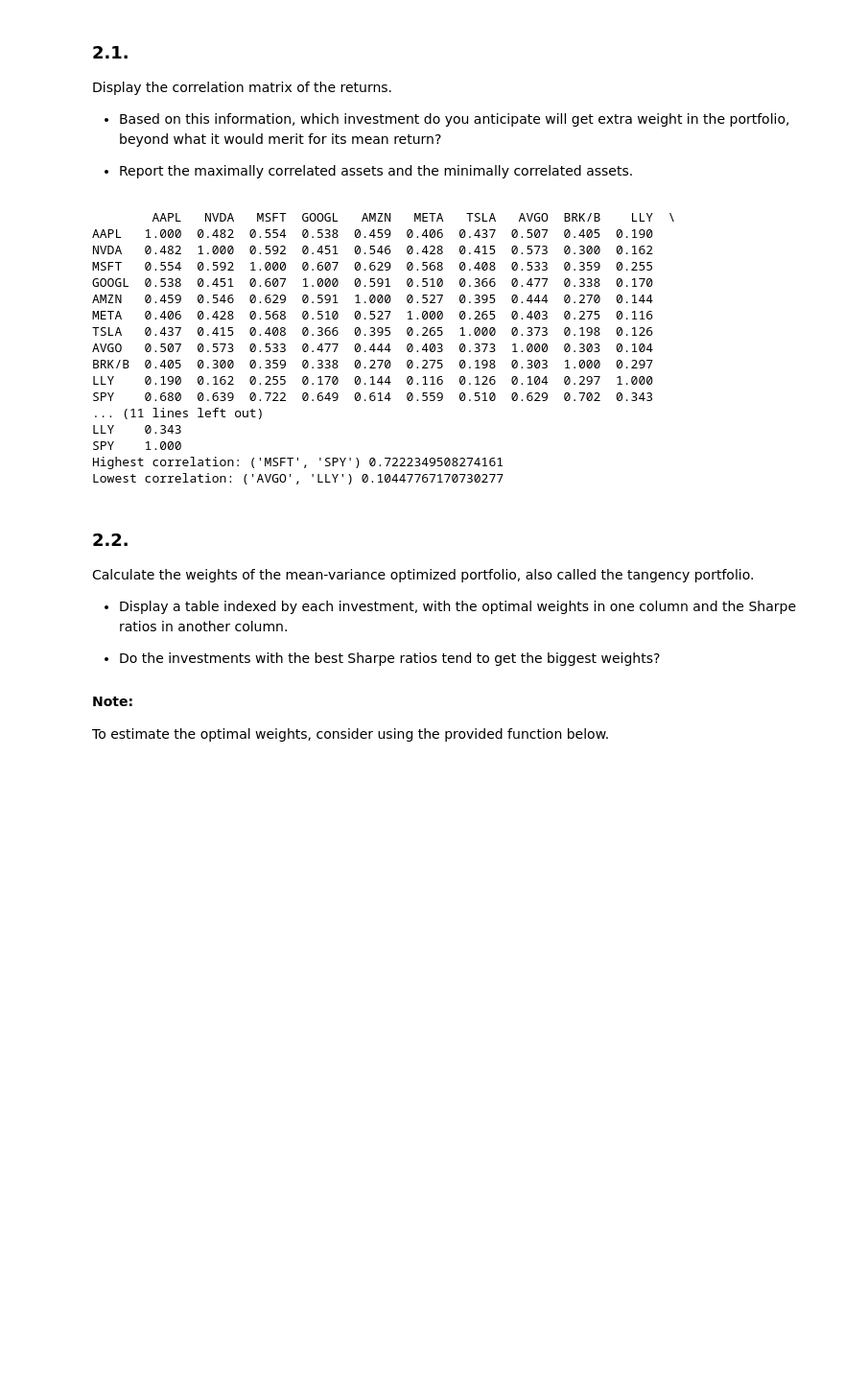
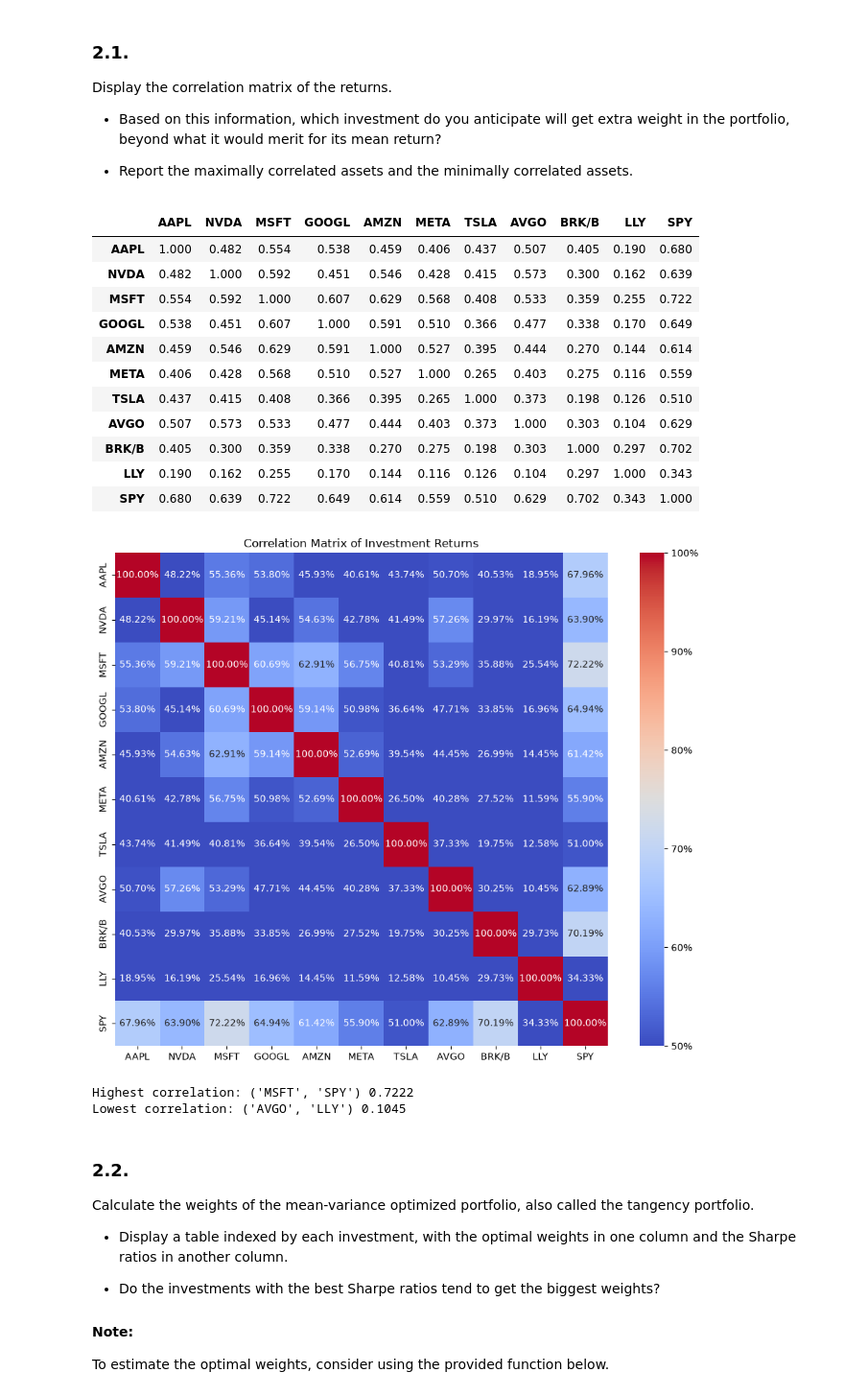
Before and after one commit to forddendorf/finm36700_group1A, a Jupyter notebook: Portfolio_hw2.ipynb, the cells around one changed output. Shown at 96% size. Cells and saved outputs as stored; diff of their text form; code cells hidden in the pictures; blank space fills up the shorter version.

```diff
--- a/Portfolio_hw2.ipynb
+++ b/Portfolio_hw2.ipynb
@@ -525,31 +540,46 @@ Display the correlation matrix of the returns.
 * Report the maximally correlated assets and the minimally correlated assets.
 # %%
 corr_matrix2 = rets.corr()
-print(corr_matrix2.round(3))
+display(corr_matrix2.round(3))
+
+plt.figure(figsize=(10, 8))
+
+sns.heatmap(
+    corr_matrix2,
+    annot=True,
+    fmt=".2%",
+    cmap="coolwarm",
+    vmin=0.50,
+    vmax=1.00,
+    center=0.75,
+    square=True,
+    cbar_kws={"format": PercentFormatter(1)})
+
+plt.title("Correlation Matrix of Investment Returns")
+plt.tight_layout()
+plt.show()
 
 corr_pairs2 = corr_matrix2.where(
     np.triu(np.ones(corr_matrix2.shape), k=1).astype(bool)
 ).stack()
-print("Highest correlation:", corr_pairs2.idxmax(), corr_pairs2.max())
-print("Lowest correlation:", corr_pairs2.idxmin(), corr_pairs2.min())
+print("Highest correlation:", corr_pairs2.idxmax(), round(corr_pairs2.max(), 4))
+print("Lowest correlation:", corr_pairs2.idxmin(), round(corr_pairs2.min(), 4))
 # %% [output]
+|  | AAPL | NVDA | MSFT | GOOGL | AMZN | META | TSLA | AVGO | BRK/B | LLY | SPY |
+| AAPL | 1.000 | 0.482 | 0.554 | 0.538 | 0.459 | 0.406 | 0.437 | 0.507 | 0.405 | 0.190 | 0.680 |
+| NVDA | 0.482 | 1.000 | 0.592 | 0.451 | 0.546 | 0.428 | 0.415 | 0.573 | 0.300 | 0.162 | 0.639 |
+| MSFT | 0.554 | 0.592 | 1.000 | 0.607 | 0.629 | 0.568 | 0.408 | 0.533 | 0.359 | 0.255 | 0.722 |
+| GOOGL | 0.538 | 0.451 | 0.607 | 1.000 | 0.591 | 0.510 | 0.366 | 0.477 | 0.338 | 0.170 | 0.649 |
+| AMZN | 0.459 | 0.546 | 0.629 | 0.591 | 1.000 | 0.527 | 0.395 | 0.444 | 0.270 | 0.144 | 0.614 |
+| META | 0.406 | 0.428 | 0.568 | 0.510 | 0.527 | 1.000 | 0.265 | 0.403 | 0.275 | 0.116 | 0.559 |
+| TSLA | 0.437 | 0.415 | 0.408 | 0.366 | 0.395 | 0.265 | 1.000 | 0.373 | 0.198 | 0.126 | 0.510 |
+| AVGO | 0.507 | 0.573 | 0.533 | 0.477 | 0.444 | 0.403 | 0.373 | 1.000 | 0.303 | 0.104 | 0.629 |
+| BRK/B | 0.405 | 0.300 | 0.359 | 0.338 | 0.270 | 0.275 | 0.198 | 0.303 | 1.000 | 0.297 | 0.702 |
+| LLY | 0.190 | 0.162 | 0.255 | 0.170 | 0.144 | 0.116 | 0.126 | 0.104 | 0.297 | 1.000 | 0.343 |
+| SPY | 0.680 | 0.639 | 0.722 | 0.649 | 0.614 | 0.559 | 0.510 | 0.629 | 0.702 | 0.343 | 1.000 |
+[figure, added]
-        AAPL   NVDA   MSFT  GOOGL   AMZN   META   TSLA   AVGO  BRK/B    LLY  \
-AAPL   1.000  0.482  0.554  0.538  0.459  0.406  0.437  0.507  0.405  0.190
-NVDA   0.482  1.000  0.592  0.451  0.546  0.428  0.415  0.573  0.300  0.162
-MSFT   0.554  0.592  1.000  0.607  0.629  0.568  0.408  0.533  0.359  0.255
-GOOGL  0.538  0.451  0.607  1.000  0.591  0.510  0.366  0.477  0.338  0.170
-AMZN   0.459  0.546  0.629  0.591  1.000  0.527  0.395  0.444  0.270  0.144
-META   0.406  0.428  0.568  0.510  0.527  1.000  0.265  0.403  0.275  0.116
-TSLA   0.437  0.415  0.408  0.366  0.395  0.265  1.000  0.373  0.198  0.126
-AVGO   0.507  0.573  0.533  0.477  0.444  0.403  0.373  1.000  0.303  0.104
-BRK/B  0.405  0.300  0.359  0.338  0.270  0.275  0.198  0.303  1.000  0.297
-LLY    0.190  0.162  0.255  0.170  0.144  0.116  0.126  0.104  0.297  1.000
-SPY    0.680  0.639  0.722  0.649  0.614  0.559  0.510  0.629  0.702  0.343
-... (11 lines left out)
-LLY    0.343
-SPY    1.000
-Highest correlation: ('MSFT', 'SPY') 0.7222349508274161
-Lowest correlation: ('AVGO', 'LLY') 0.10447767170730277
+Highest correlation: ('MSFT', 'SPY') 0.7222
+Lowest correlation: ('AVGO', 'LLY') 0.1045
 # %% [markdown]
 ### 2.2.
 
```
Also changed, not shown: parts of 21 cells of this notebook, 2 other files.
